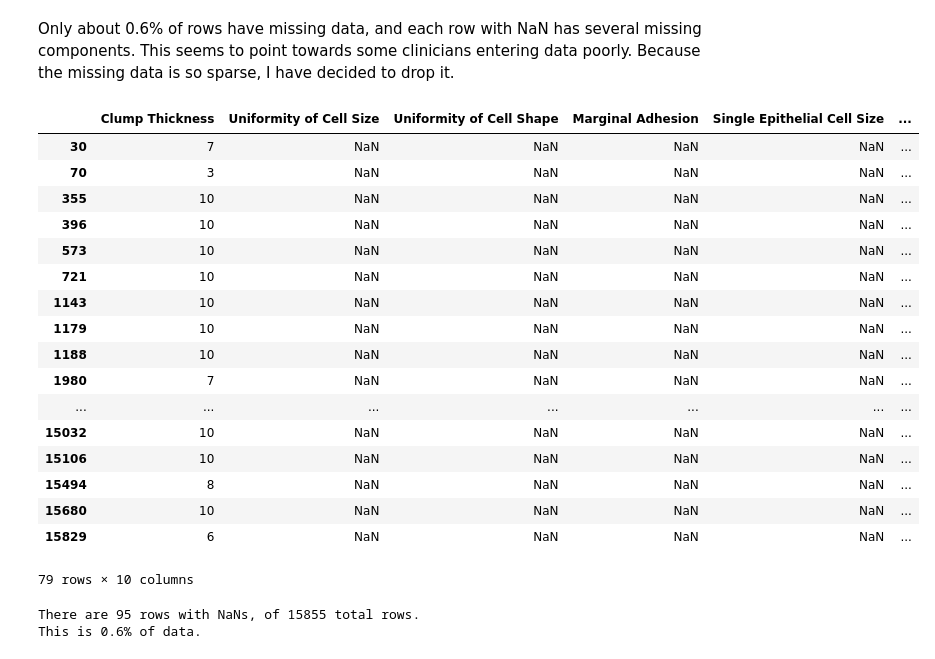
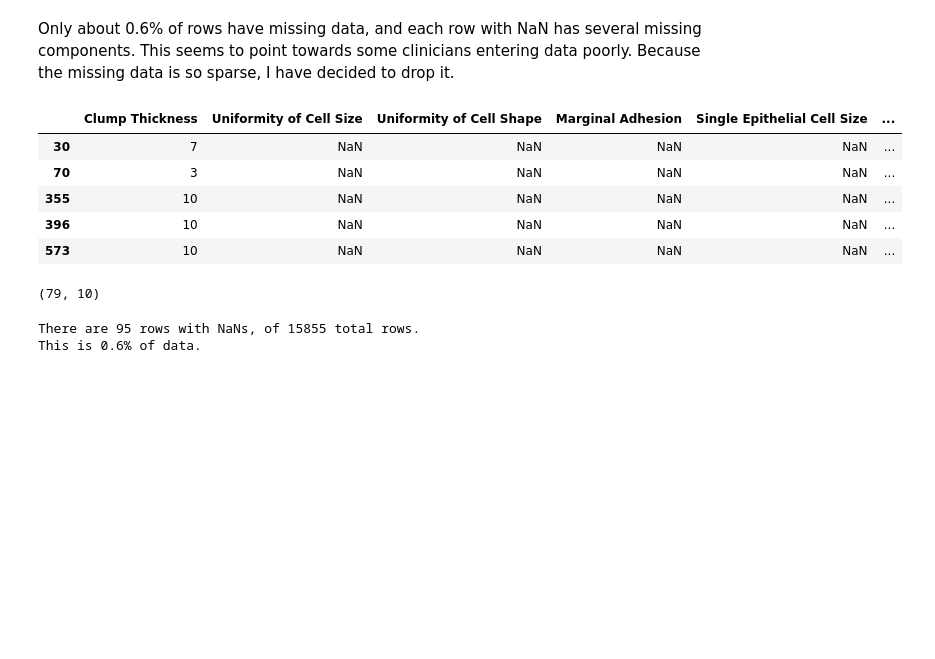
Before and after one commit to andrewmaurer/insight-data-challenges, a Jupyter notebook: Breast Cancer Detection.ipynb, the cells around one changed output. Saved outputs shown, nothing was run; the diff lists cells and outputs as text; code cells hidden in the pictures; blank space fills up the shorter version.

```diff
--- a/Breast Cancer Detection.ipynb
+++ b/Breast Cancer Detection.ipynb
@@ -170,26 +170,18 @@ Mitoses:
 # %% [markdown]
 Only about 0.6% of rows have missing data, and each row with NaN has several missing components. This seems to point towards some clinicians entering data poorly. Because the missing data is so sparse, I have decided to drop it.
 # %%
-data.loc[data['Uniformity of Cell Size'].isna()]
+data.loc[data['Uniformity of Cell Size'].isna()].head()
 # %% [output]
 |  | Clump Thickness | Uniformity of Cell Size | Uniformity of Cell Shape | Marginal Adhesion | Single Epithelial Cell Size | ... |
 | 30 | 7 | NaN | NaN | NaN | NaN | ... |
 | 70 | 3 | NaN | NaN | NaN | NaN | ... |
 | 355 | 10 | NaN | NaN | NaN | NaN | ... |
 | 396 | 10 | NaN | NaN | NaN | NaN | ... |
 | 573 | 10 | NaN | NaN | NaN | NaN | ... |
-| 721 | 10 | NaN | NaN | NaN | NaN | ... |
-| 1143 | 10 | NaN | NaN | NaN | NaN | ... |
-| 1179 | 10 | NaN | NaN | NaN | NaN | ... |
-| 1188 | 10 | NaN | NaN | NaN | NaN | ... |
-| 1980 | 7 | NaN | NaN | NaN | NaN | ... |
-| ... | ... | ... | ... | ... | ... | ... |
-| 15032 | 10 | NaN | NaN | NaN | NaN | ... |
-| 15106 | 10 | NaN | NaN | NaN | NaN | ... |
-| 15494 | 8 | NaN | NaN | NaN | NaN | ... |
-| 15680 | 10 | NaN | NaN | NaN | NaN | ... |
-| 15829 | 6 | NaN | NaN | NaN | NaN | ... |
-79 rows × 10 columns
+# %%
+data.loc[data['Uniformity of Cell Size'].isna()].shape
+# %% [output]
+(79, 10)
 # %%
 n = data.shape[0]
 has_na = n - data.dropna(axis=0).shape[0]
```
Also changed, not shown: parts of 10 cells of this notebook.
